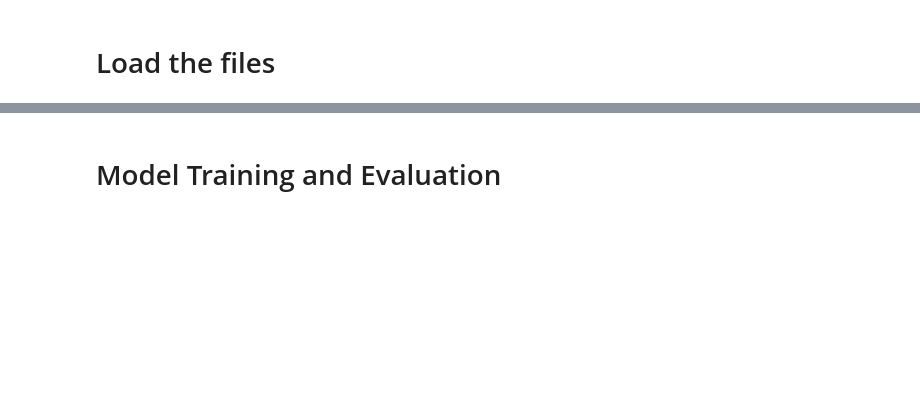
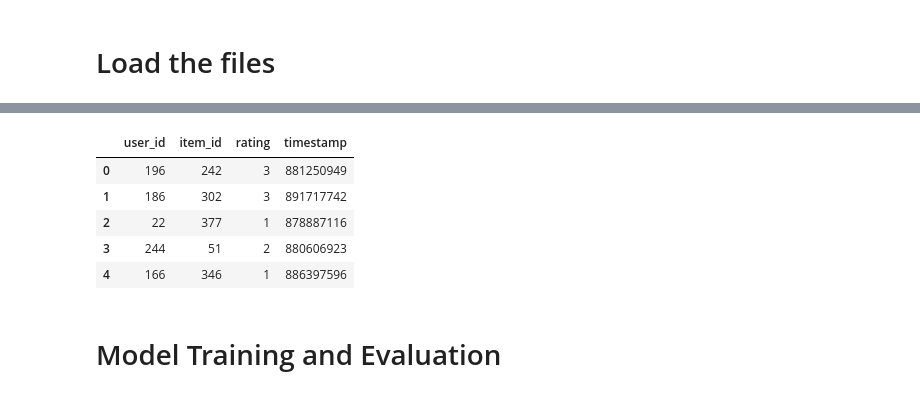
Before and after one commit to arybressane/CEBD1260-BIG-DATA-ANALYTICS, a Jupyter notebook: week8/recsys/collaborative_filtering/collaborative_filtering.ipynb, the cells around one changed output, grey strips where cells are left out. Saved outputs shown, nothing was run; the diff lists cells and outputs as text; code cells hidden in the pictures; blank space fills up the shorter version.

```diff
--- a/week8/recsys/collaborative_filtering/collaborative_filtering.ipynb
+++ b/week8/recsys/collaborative_filtering/collaborative_filtering.ipynb
@@ -26,5 +51,13 @@ df_movies.head()
 # %%
 # load the ratings file
-df_ratings = pd.read_csv('data/movielens100k/u.data', sep='\t', header=None)
+url = 'https://raw.githubusercontent.com/arybressane/CEBD1260-BIG-DATA-ANALYTICS/master/week8/recsys/collaborative_filtering/data/movielens100k/u.data'
+df_ratings = pd.read_csv(url, sep='\t', header=None)
 df_ratings.columns = ['user_id', 'item_id', 'rating', 'timestamp']
 df_ratings.head()
+# %% [output]
+|  | user_id | item_id | rating | timestamp |
+| 0 | 196 | 242 | 3 | 881250949 |
+| 1 | 186 | 302 | 3 | 891717742 |
+| 2 | 22 | 377 | 1 | 878887116 |
+| 3 | 244 | 51 | 2 | 880606923 |
+| 4 | 166 | 346 | 1 | 886397596 |
```
Also changed, not shown: parts of 9 cells of this notebook.
